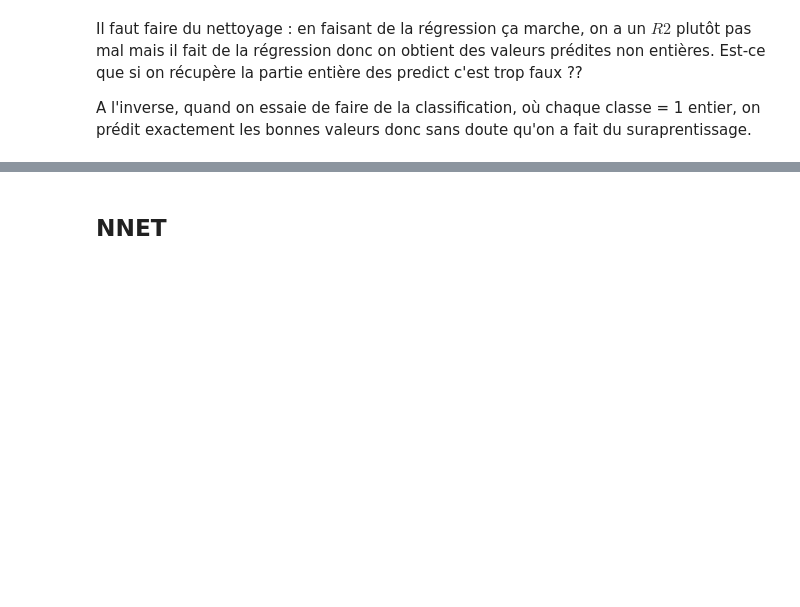
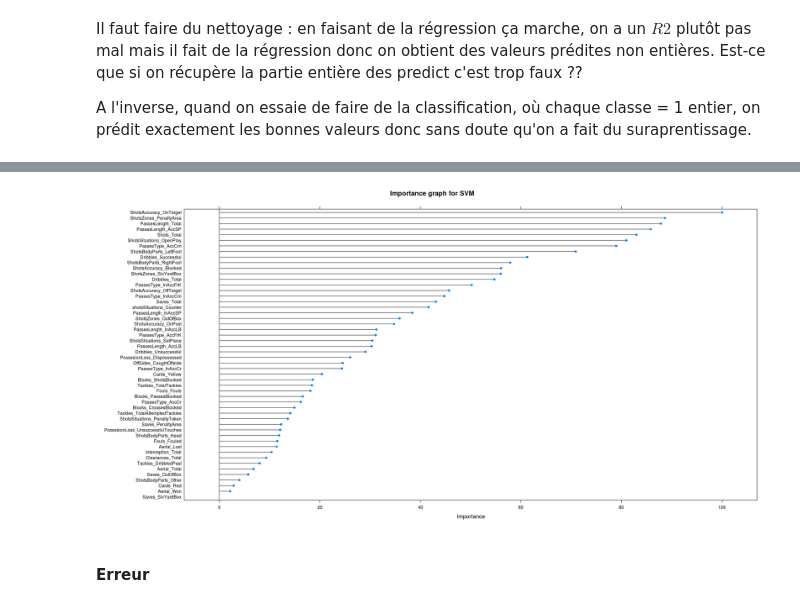
Before and after one commit to CamilleBichet/Projet_Foot_5A, a Jupyter notebook: Machine_Learning.ipynb, the cells around one changed output, grey strips where cells are left out. Drawn from its saved outputs; the diff is of its cells as text; code cells hidden in the pictures; blank space fills up the shorter version.

```diff
--- a/Machine_Learning.ipynb
+++ b/Machine_Learning.ipynb
@@ -144,0 +138,4 @@ Ici le $R^2$ est très bon, car proche de 1, et les résidus sont corrects aussi
+# %%
+plot(varImp(svm.points), main = "Importance graph for SVM")
+# %% [output]
+[figure, added]
@@ -145,2 +144,2 @@ Ici le $R^2$ est très bon, car proche de 1, et les résidus sont corrects aussi
 # %% [markdown]
-## NNET
+#### Erreur
```
Also changed, not shown: parts of 38 cells of this notebook.
